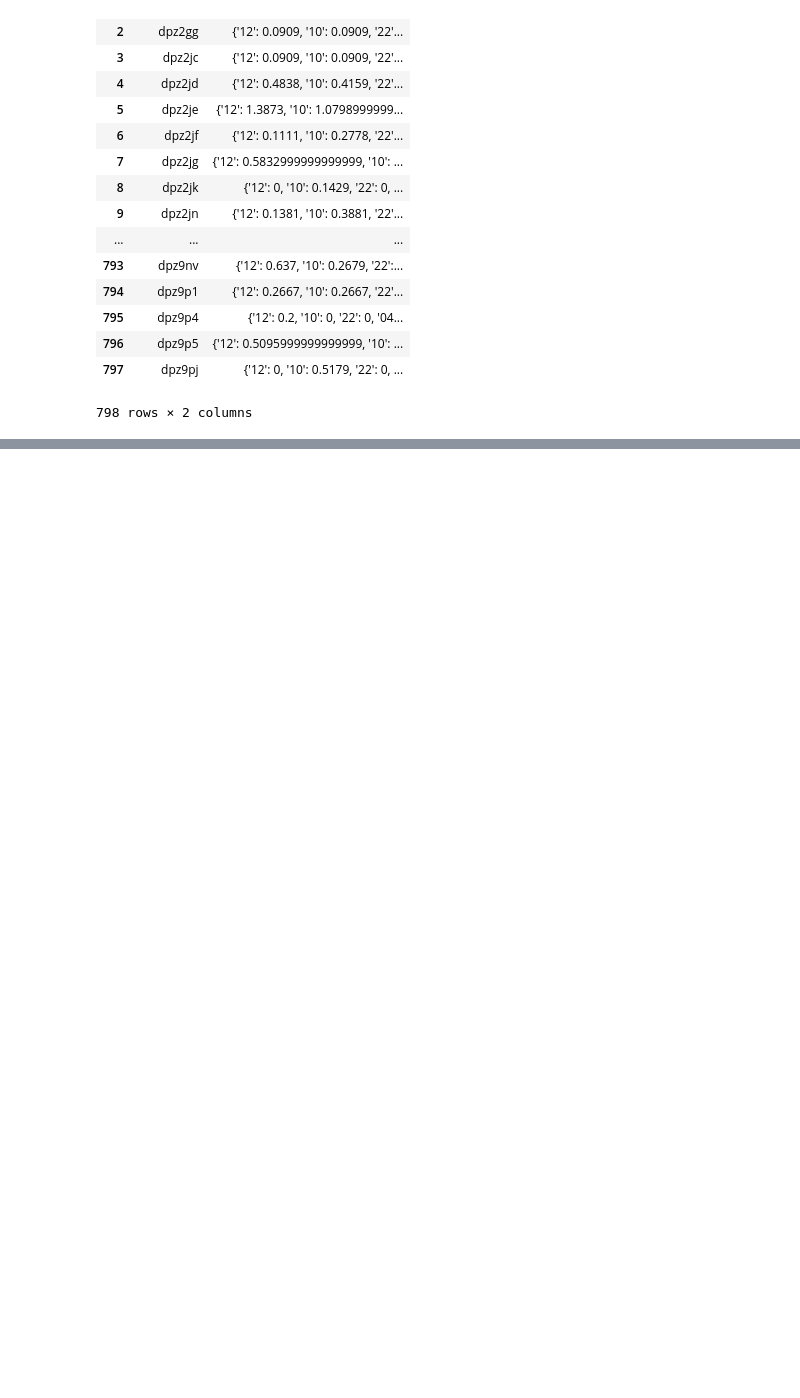
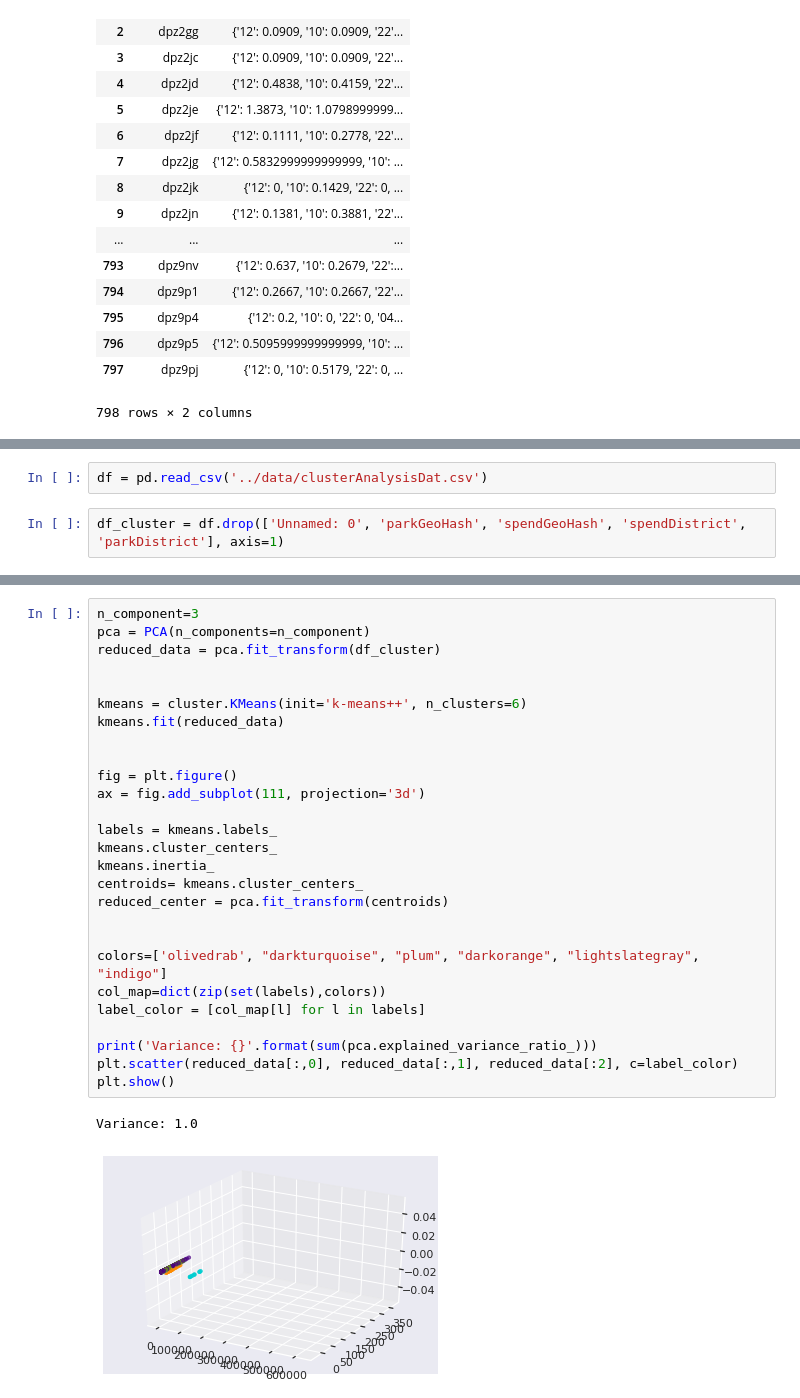
Before and after one commit to bharatlearnstocode/STA2453-Geotab-Project, a Jupyter notebook: code/draft_preparation.ipynb, the cells around one changed output, grey strips where cells are left out. Drawn from its saved outputs; the diff is of its cells as text; blank space fills up the shorter version.

```diff
--- a/code/draft_preparation.ipynb
+++ b/code/draft_preparation.ipynb
@@ -227,0 +273,4 @@ hourly_agg['']
+# %%
+df = pd.read_csv('../data/clusterAnalysisDat.csv')
+# %%
+df_cluster = df.drop(['Unnamed: 0', 'parkGeoHash', 'spendGeoHash', 'spendDistrict', 'parkDistrict'], axis=1)
@@ -227,0 +316,30 @@ hourly_agg['']
+# %%
+n_component=3
+pca = PCA(n_components=n_component)
+reduced_data = pca.fit_transform(df_cluster)
+
+
+kmeans = cluster.KMeans(init='k-means++', n_clusters=6)
+kmeans.fit(reduced_data)
+
+
+fig = plt.figure()
+ax = fig.add_subplot(111, projection='3d')
+
+labels = kmeans.labels_
+kmeans.cluster_centers_
+kmeans.inertia_
+centroids= kmeans.cluster_centers_
+reduced_center = pca.fit_transform(centroids)
+
+
+colors=['olivedrab', "darkturquoise", "plum", "darkorange", "lightslategray", "indigo"]
+col_map=dict(zip(set(labels),colors))
+label_color = [col_map[l] for l in labels]
+
+print('Variance: {}'.format(sum(pca.explained_variance_ratio_)))
+plt.scatter(reduced_data[:,0], reduced_data[:,1], reduced_data[:2], c=label_color)
+plt.show()
+# %% [output]
+Variance: 1.0
+[figure, added]
```
Also changed, not shown: parts of 19 cells of this notebook, 1 other file.
